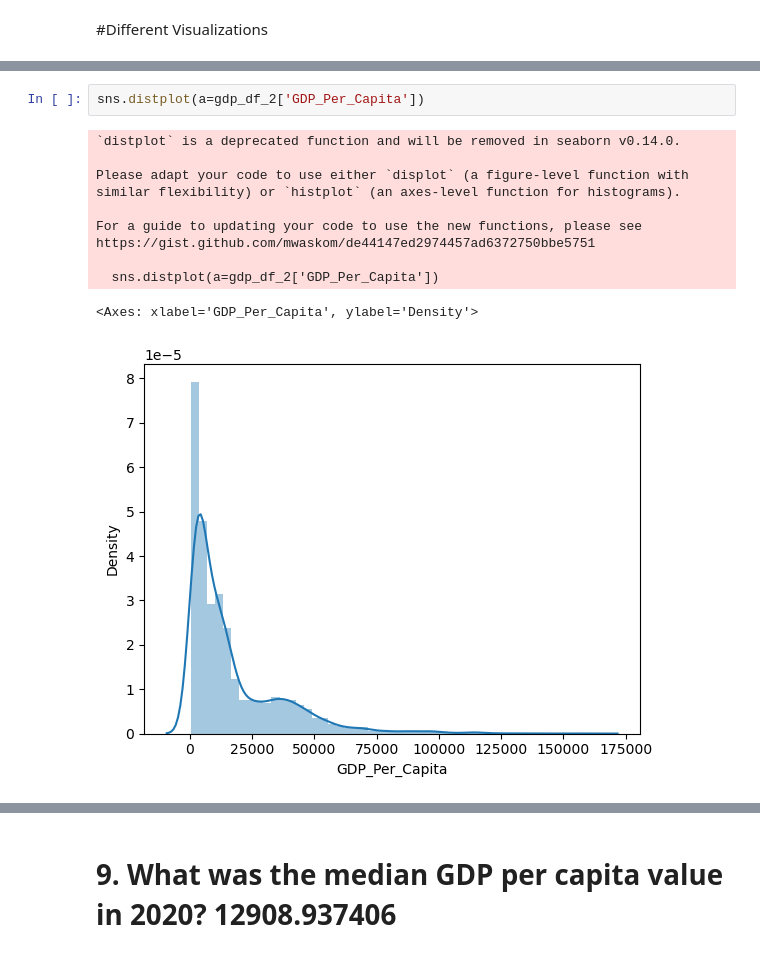
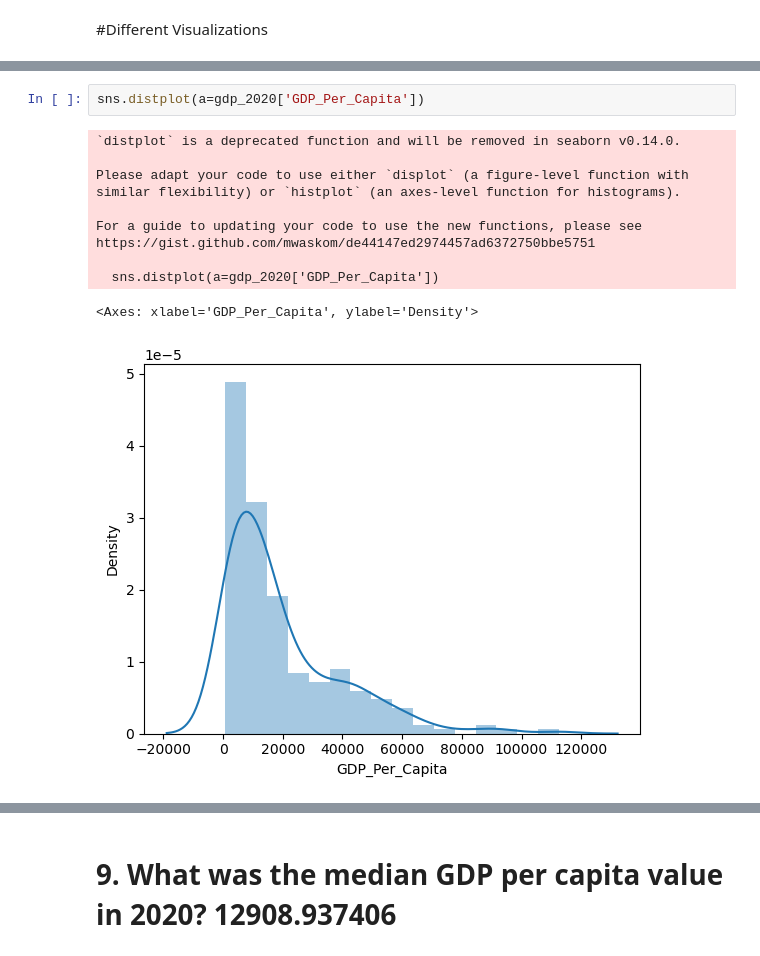
Before and after one commit to hunterfogg668/un_data-hunterfogg668, a Jupyter notebook: notebooks/un_code.ipynb, the cells around one changed output, grey strips where cells are left out. Cells and saved outputs as stored; diff of their text form.

```diff
--- a/notebooks/un_code.ipynb
+++ b/notebooks/un_code.ipynb
@@ -104,15 +130,15 @@ Name: Year, dtype: int64
 # %%
-sns.distplot(a=gdp_df_2['GDP_Per_Capita'])
+sns.distplot(a=gdp_2020['GDP_Per_Capita'])
 # %% [output]
 `distplot` is a deprecated function and will be removed in seaborn v0.14.0.
 
 Please adapt your code to use either `displot` (a figure-level function with
 similar flexibility) or `histplot` (an axes-level function for histograms).
 
 For a guide to updating your code to use the new functions, please see
 https://gist.github.com/mwaskom/de44147ed2974457ad6372750bbe5751
 
-  sns.distplot(a=gdp_df_2['GDP_Per_Capita'])
+  sns.distplot(a=gdp_2020['GDP_Per_Capita'])
 <Axes: xlabel='GDP_Per_Capita', ylabel='Density'>
-[figure, old version]
+[figure, new version]
 # %%
```
Also changed, not shown: parts of 23 cells of this notebook.
